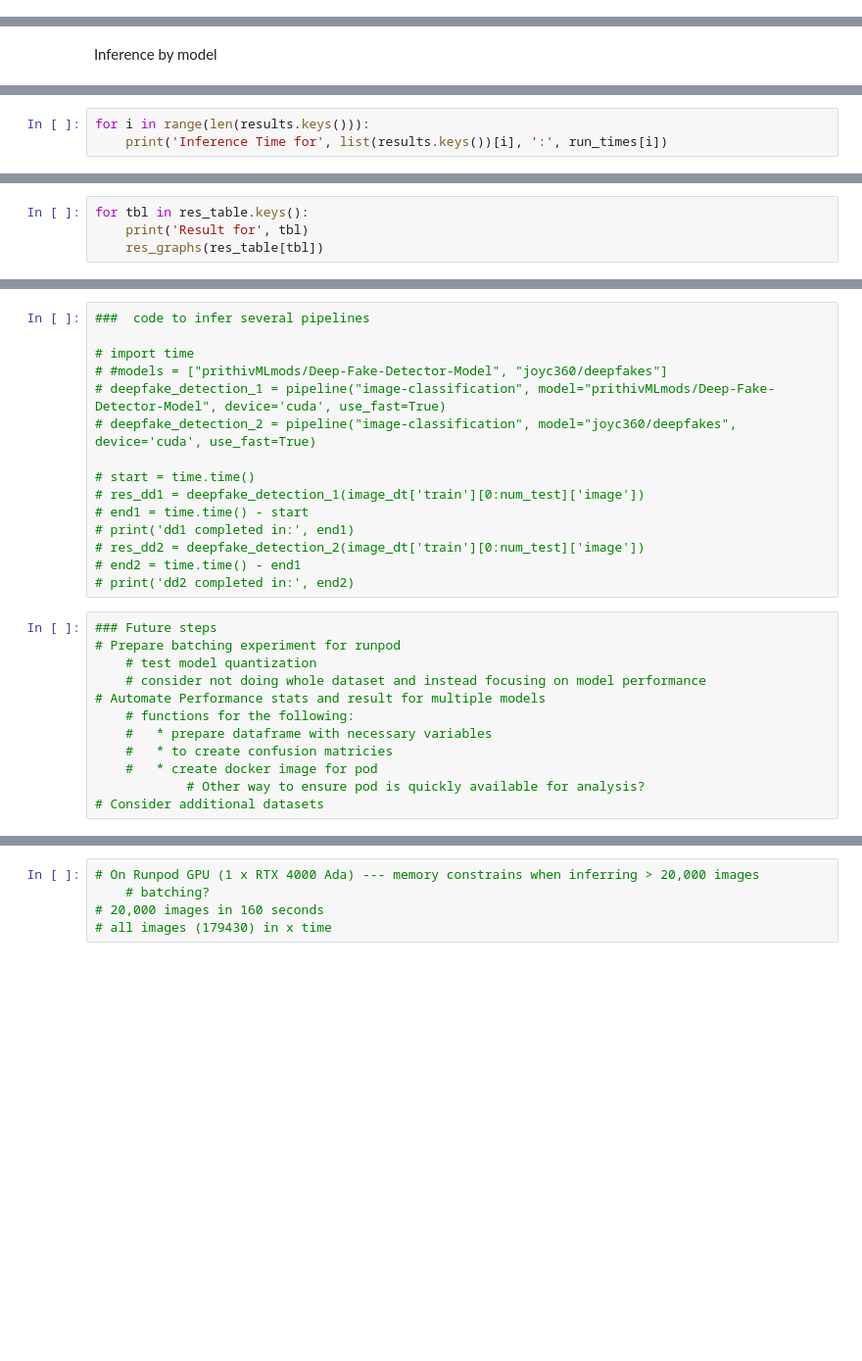
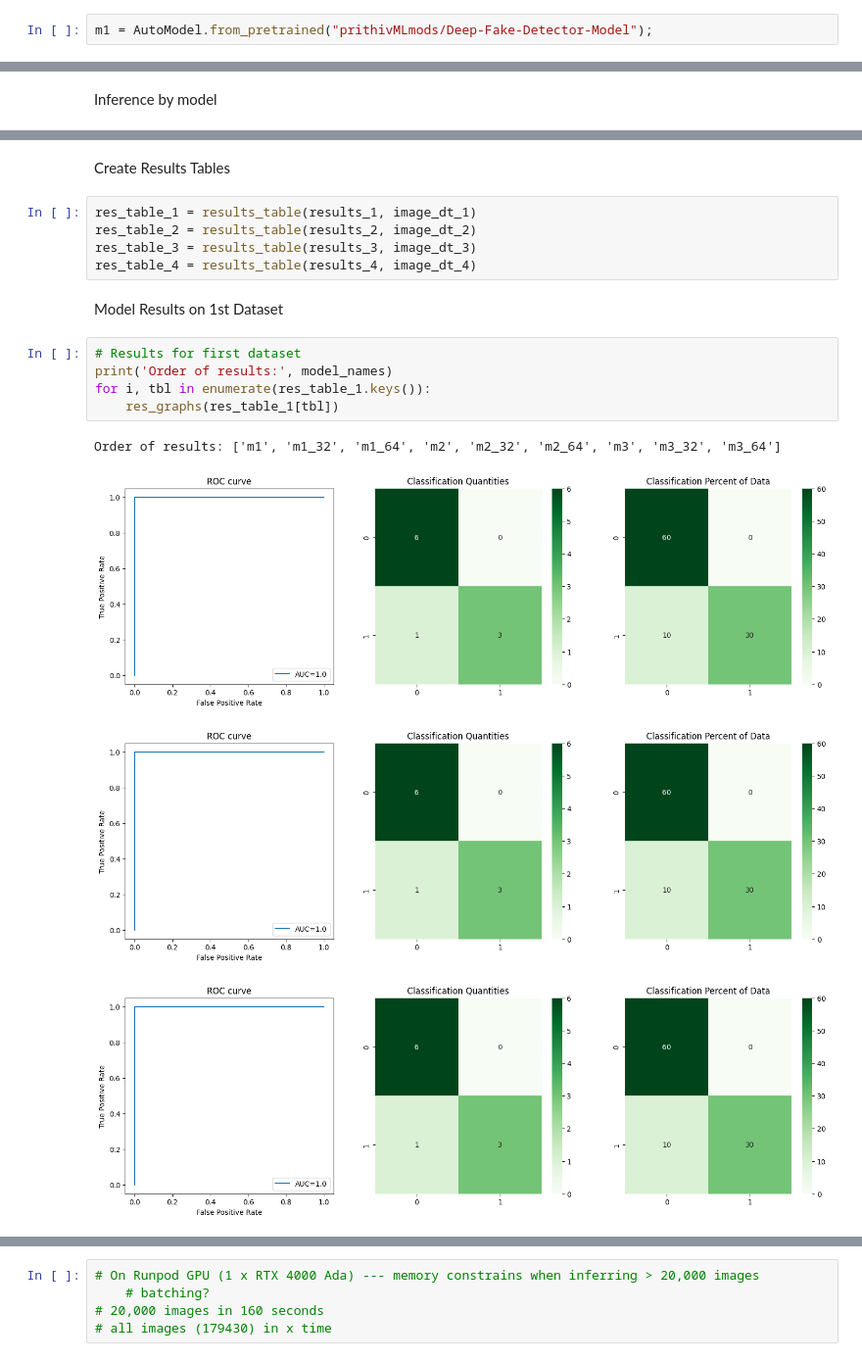
Before and after one commit to WulfNovak/deepfake_detection, a Jupyter notebook: model_comparison.ipynb, the cells around one changed output, grey strips where cells are left out. Shown at 98% size. Saved outputs shown, nothing was run; the diff lists cells and outputs as text; blank space fills up the shorter version.

```diff
--- a/model_comparison.ipynb
+++ b/model_comparison.ipynb
@@ -240,0 +190,2 @@ Device set to use cpu
+# %%
+m1 = AutoModel.from_pretrained("prithivMLmods/Deep-Fake-Detector-Model");
@@ -272,3 +259,0 @@ Inference time per model
-# %%
-for i in range(len(results.keys())):
-    print('Inference Time for', list(results.keys())[i], ':', run_times[i])
@@ -288,4 +259,0 @@ ROC curves for model results
-# %%
-for tbl in res_table.keys():
-    print('Result for', tbl)
-    res_graphs(res_table[tbl])
@@ -305,27 +260,19 @@ Result for model_6_res
-# %%
-###  code to infer several pipelines
-
-# import time
-# #models = ["prithivMLmods/Deep-Fake-Detector-Model", "joyc360/deepfakes"]
-# deepfake_detection_1 = pipeline("image-classification", model="prithivMLmods/Deep-Fake-Detector-Model", device='cuda', use_fast=True)
-# deepfake_detection_2 = pipeline("image-classification", model="joyc360/deepfakes", device='cuda', use_fast=True)
-
-# start = time.time()
-# res_dd1 = deepfake_detection_1(image_dt['train'][0:num_test]['image'])
-# end1 = time.time() - start
-# print('dd1 completed in:', end1)
-# res_dd2 = deepfake_detection_2(image_dt['train'][0:num_test]['image'])
-# end2 = time.time() - end1
-# print('dd2 completed in:', end2)
-# %%
-### Future steps
-# Prepare batching experiment for runpod
-    # test model quantization
-    # consider not doing whole dataset and instead focusing on model performance
-# Automate Performance stats and result for multiple models
-    # functions for the following:
-    #   * prepare dataframe with necessary variables
-    #   * to create confusion matricies
-    #   * create docker image for pod
-            # Other way to ensure pod is quickly available for analysis?
-# Consider additional datasets
+# %% [markdown]
+Create Results Tables
+# %%
+res_table_1 = results_table(results_1, image_dt_1)
+res_table_2 = results_table(results_2, image_dt_2)
+res_table_3 = results_table(results_3, image_dt_3)
+res_table_4 = results_table(results_4, image_dt_4)
+# %% [markdown]
+Model Results on 1st Dataset
+# %%
+# Results for first dataset
+print('Order of results:', model_names)
+for i, tbl in enumerate(res_table_1.keys()):
+    res_graphs(res_table_1[tbl])
+# %% [output]
+Order of results: ['m1', 'm1_32', 'm1_64', 'm2', 'm2_32', 'm2_64', 'm3', 'm3_32', 'm3_64']
+[figure, added]
+[figure, added]
+[figure, added]
```
Also changed, not shown: parts of 23 cells of this notebook, 1 other file.
